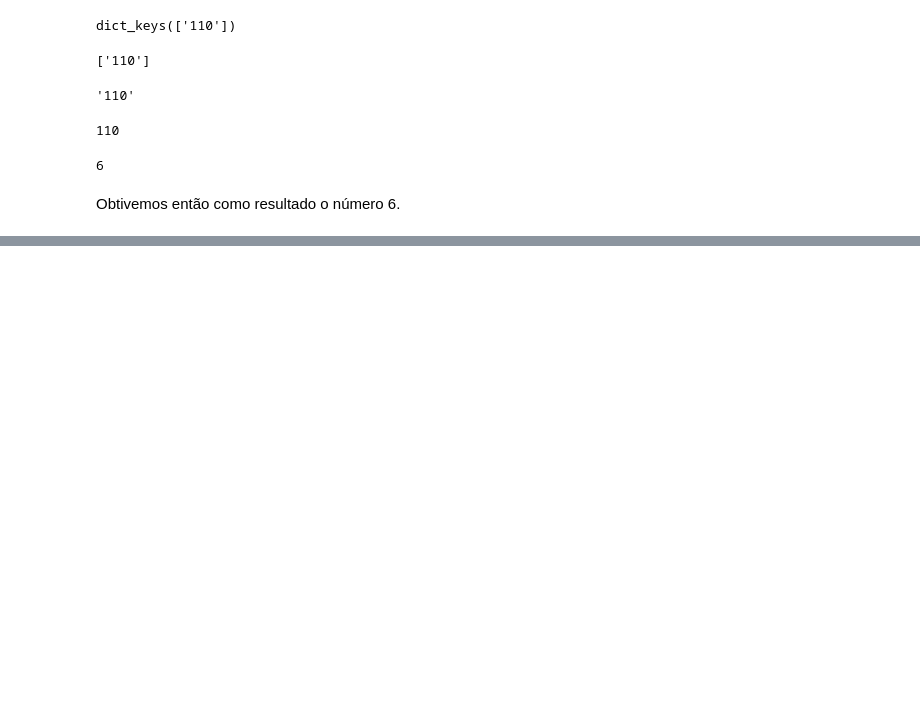
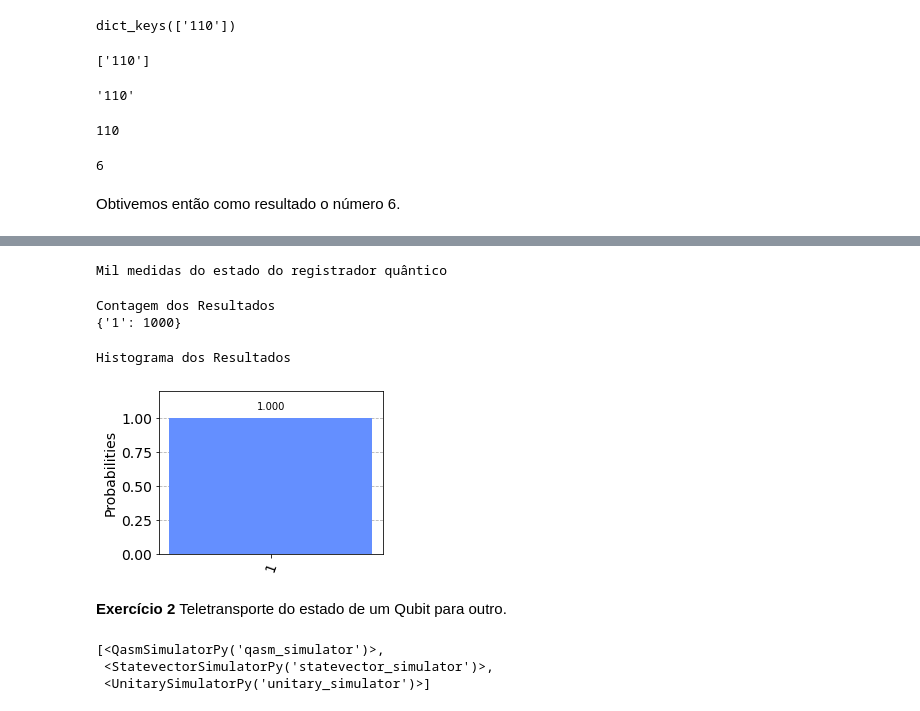
Before and after one commit to gustavomirapalheta/Quantum-Computing-with-Qiskit, a Jupyter notebook: circuits_in_qiskit_0.1.ipynb, the cells around one changed output, grey strips where cells are left out. Drawn from its saved outputs; the diff is of its cells as text; code cells hidden in the pictures; blank space fills up the shorter version.

```diff
--- a/circuits_in_qiskit_0.1.ipynb
+++ b/circuits_in_qiskit_0.1.ipynb
@@ -197,0 +444,34 @@ Obtivemos então como resultado o número 6.
+# %%
+# Executar a célula anterior
+# Execução de mil medidas no registrador quântico
+print("Mil medidas do estado do registrador quântico")
+job = qk.execute(experiments = circuito,
+                 backend = qk.BasicAer.get_backend('qasm_simulator'),
+                 shots = 1000)
+# %% [output]
+Mil medidas do estado do registrador quântico
+# %%
+# Executar a célula anterior
+# Contagem dos resultados das medidas no registrador quântico
+print("Contagem dos Resultados")
+print(job.result().get_counts())
+# %% [output]
+Contagem dos Resultados
+{'1': 1000}
+# %%
+# Executar a célula anterior
+# Histograma dos resultados das medidas no registrador quântico
+print("Histograma dos Resultados")
+from qiskit.tools.visualization import plot_histogram
+plot_histogram(data = job.result().get_counts(), figsize=(4,3))
+# %% [output]
+Histograma dos Resultados
+[figure, added]
+# %% [markdown]
+**Exercício 2** Teletransporte do estado de um Qubit para outro.
+# %%
+qk.BasicAer.backends()
+# %% [output]
+[<QasmSimulatorPy('qasm_simulator')>,
+ <StatevectorSimulatorPy('statevector_simulator')>,
+ <UnitarySimulatorPy('unitary_simulator')>]
```
Also changed, not shown: parts of 98 cells of this notebook.
